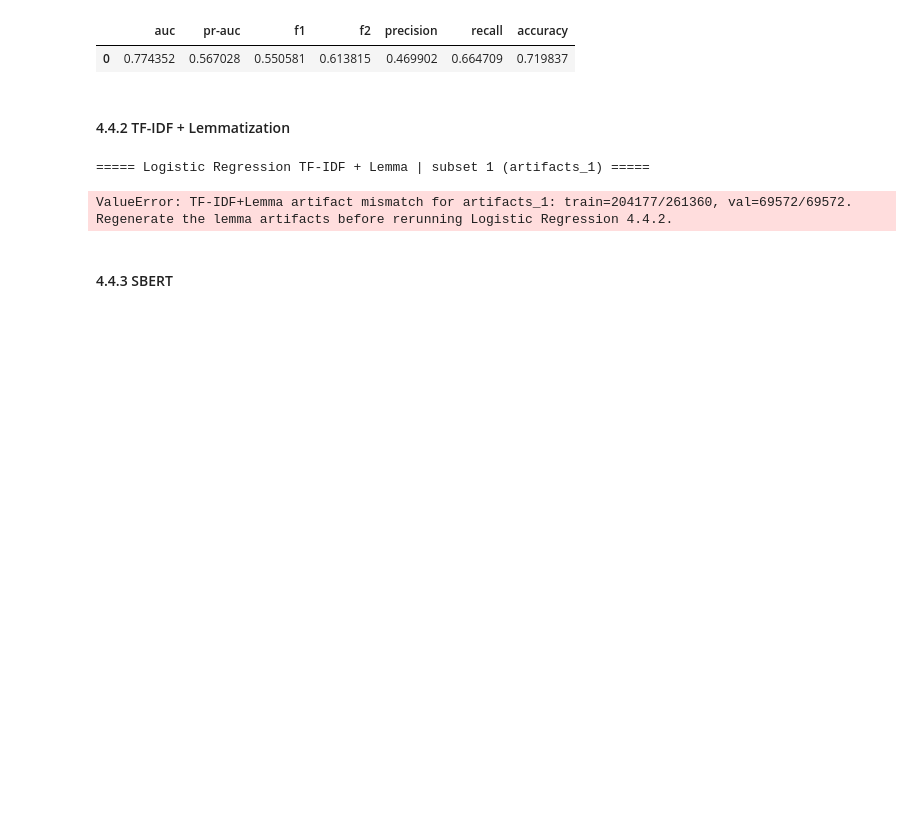
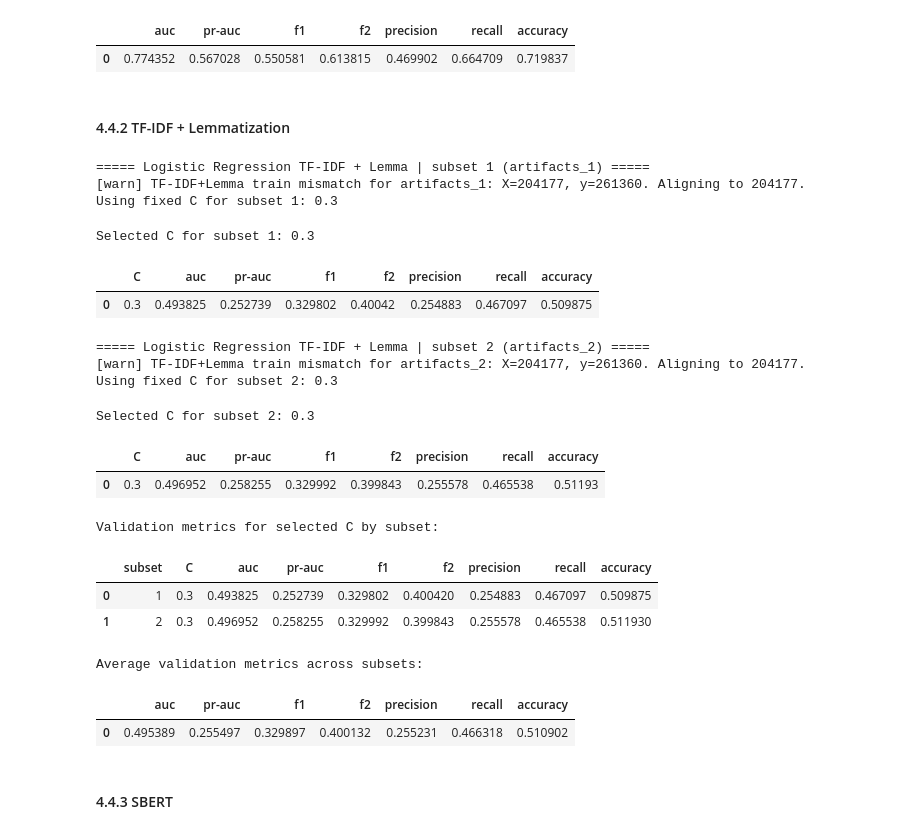
Before and after one commit to lzrcode-816/3244-Group-17-IMDB-Spoiler-Detection, a Jupyter notebook: Group17_ProjectDeSpoiler_Model.ipynb, the cells around one changed output. Saved outputs shown, nothing was run; the diff lists cells and outputs as text; code cells hidden in the pictures; blank space fills up the shorter version.

```diff
--- a/Group17_ProjectDeSpoiler_Model.ipynb
+++ b/Group17_ProjectDeSpoiler_Model.ipynb
@@ -552,12 +552,33 @@ for subset_name, artifact_name in SUBSET_TO_ARTIFACT.items():
     y_train = validation_artifacts["y_train"]
     y_val = validation_artifacts["y_val"]
 
-    if X_train.shape[0] != len(y_train) or X_val.shape[0] != len(y_val):
-        raise ValueError(
-            f"TF-IDF+Lemma artifact mismatch for {artifact_name}: "
-            f"train={X_train.shape[0]}/{len(y_train)}, val={X_val.shape[0]}/{len(y_val)}. "
-            "Regenerate the lemma artifacts before rerunning Logistic Regression 4.4.2."
+    if X_train.shape[0] != len(y_train):
+        min_train = min(X_train.shape[0], len(y_train))
+        if min_train == 0:
+            raise ValueError(
+                f"Empty train split after TF-IDF+Lemma alignment for {artifact_name}: "
+                f"train={X_train.shape[0]}/{len(y_train)}"
+            )
+        print(
+            f"[warn] TF-IDF+Lemma train mismatch for {artifact_name}: "
+            f"X={X_train.shape[0]}, y={len(y_train)}. Aligning to {min_train}."
         )
+        X_train = X_train[:min_train]
+        y_train = y_train[:min_train]
+
+    if X_val.shape[0] != len(y_val):
+        min_val = min(X_val.shape[0], len(y_val))
+        if min_val == 0:
+            raise ValueError(
+                f"Empty val split after TF-IDF+Lemma alignment for {artifact_name}: "
+                f"val={X_val.shape[0]}/{len(y_val)}"
+            )
+        print(
+            f"[warn] TF-IDF+Lemma val mismatch for {artifact_name}: "
+            f"X={X_val.shape[0]}, y={len(y_val)}. Aligning to {min_val}."
+        )
+        X_val = X_val[:min_val]
+        y_val = y_val[:min_val]
 
     if USE_FIXED_BEST_PARAMS and LR_TFIDF_LEMMA_FIXED_C is not None:
         candidate_cs = [float(LR_TFIDF_LEMMA_FIXED_C)]
@@ -611,37 +632,68 @@ for subset_name, artifact_name in SUBSET_TO_ARTIFACT.items():
     X_train_full = full_artifacts["X_tfidf_lemma_train_full"]
     y_train_full = full_artifacts["y_train_full"]
 
+    if X_train_full.shape[0] != len(y_train_full):
+        min_full = min(X_train_full.shape[0], len(y_train_full))
+        if min_full == 0:
+            raise ValueError(
+                f"Empty full-train split after TF-IDF+Lemma alignment for {artifact_name}: "
+                f"fulltrain={X_train_full.shape[0]}/{len(y_train_full)}"
+            )
+        print(
+            f"[warn] TF-IDF+Lemma fulltrain mismatch for {artifact_name}: "
+            f"X={X_train_full.shape[0]}, y={len(y_train_full)}. Aligning to {min_full}."
+        )
+        X_train_full = X_train_full[:min_full]
+        y_train_full = y_train_full[:min_full]
+
     final_model = LogisticRegression(
         C=best_c,
         solver="saga",
         max_iter=LR_MAX_ITER,
         random_state=RANDOM_STATE,
         class_weight=CLASS_WEIGHT,
     )
     final_model.fit(X_train_full, y_train_full)
     logreg_tfidf_lemma_models[subset_name] = final_model
 
 tfidf_lemma_validation_metrics_df = pd.DataFrame(tfidf_lemma_validation_rows)
 print("Validation metrics for selected C by subset:")
 display(
     tfidf_lemma_validation_metrics_df[["subset", "C"] + metric_cols]
     .rename(columns={"average_precision": "pr-auc"})
     .round(6)
 )
 
 validation_details_tfidf_lemma = tfidf_lemma_validation_metrics_df.copy()
 validation_summary_tfidf_lemma = tfidf_lemma_validation_metrics_df[metric_cols].mean().to_frame().T
 
 print("Average validation metrics across subsets:")
 display(
     validation_summary_tfidf_lemma.rename(columns={"average_precision": "pr-auc"}).round(6)
 )
 
 logreg_tfidf_lemma_best_c = logreg_tfidf_lemma_best_c_by_subset["1"]
 logreg_tfidf_lemma_model = logreg_tfidf_lemma_models["1"]
 # %% [output]
 ===== Logistic Regression TF-IDF + Lemma | subset 1 (artifacts_1) =====
+[warn] TF-IDF+Lemma train mismatch for artifacts_1: X=204177, y=261360. Aligning to 204177.
+Using fixed C for subset 1: 0.3
-ValueError: TF-IDF+Lemma artifact mismatch for artifacts_1: train=204177/261360, val=69572/69572. Regenerate the lemma artifacts before rerunning Logistic Regression 4.4.2.
+Selected C for subset 1: 0.3
+|  | C | auc | pr-auc | f1 | f2 | precision | recall | accuracy |
+| 0 | 0.3 | 0.493825 | 0.252739 | 0.329802 | 0.40042 | 0.254883 | 0.467097 | 0.509875 |
+===== Logistic Regression TF-IDF + Lemma | subset 2 (artifacts_2) =====
+[warn] TF-IDF+Lemma train mismatch for artifacts_2: X=204177, y=261360. Aligning to 204177.
+Using fixed C for subset 2: 0.3
+Selected C for subset 2: 0.3
+|  | C | auc | pr-auc | f1 | f2 | precision | recall | accuracy |
+| 0 | 0.3 | 0.496952 | 0.258255 | 0.329992 | 0.399843 | 0.255578 | 0.465538 | 0.51193 |
+Validation metrics for selected C by subset:
+|  | subset | C | auc | pr-auc | f1 | f2 | precision | recall | accuracy |
+| 0 | 1 | 0.3 | 0.493825 | 0.252739 | 0.329802 | 0.400420 | 0.254883 | 0.467097 | 0.509875 |
+| 1 | 2 | 0.3 | 0.496952 | 0.258255 | 0.329992 | 0.399843 | 0.255578 | 0.465538 | 0.511930 |
+Average validation metrics across subsets:
+|  | auc | pr-auc | f1 | f2 | precision | recall | accuracy |
+| 0 | 0.495389 | 0.255497 | 0.329897 | 0.400132 | 0.255231 | 0.466318 | 0.510902 |
 # %% [markdown]
 #### 4.4.3 SBERT
 # %% [markdown]
```
Also changed, not shown: 1 other file.
